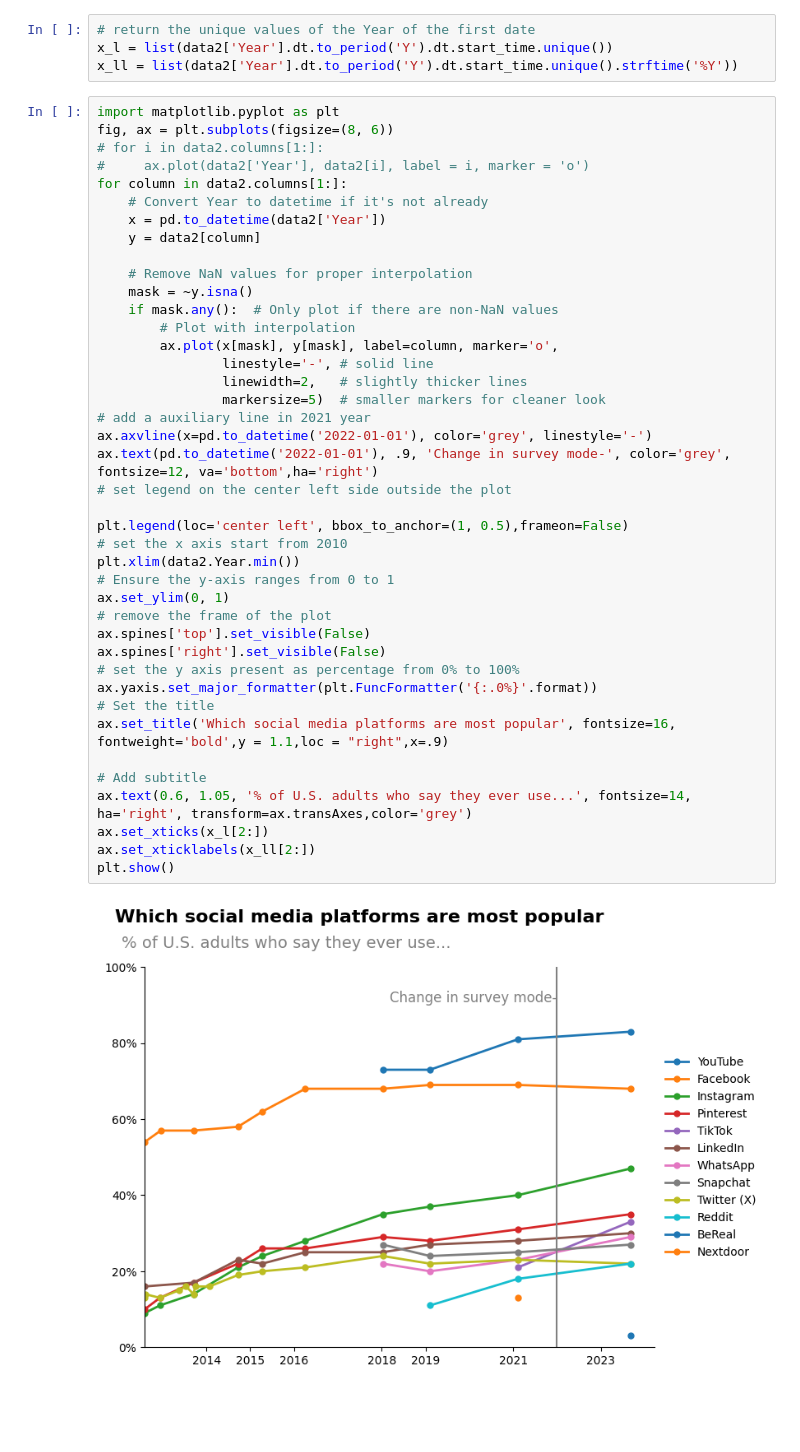
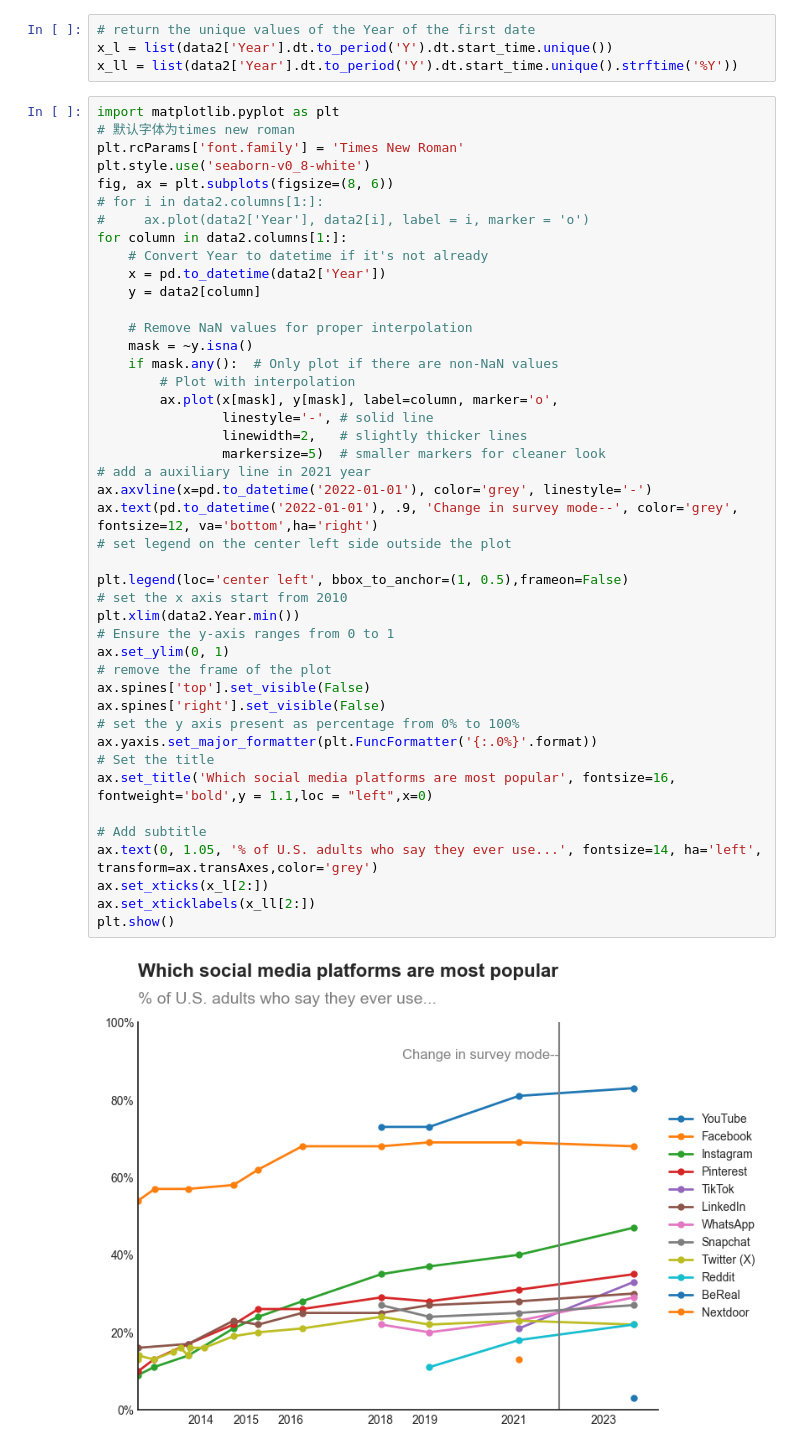
Before and after one commit to nusduck/DSS5201_TeamProject, a Jupyter notebook: src/data_tide.ipynb, the cells around one changed output. Cells and saved outputs as stored; diff of their text form; blank space fills up the shorter version.

```diff
--- a/src/data_tide.ipynb
+++ b/src/data_tide.ipynb
@@ -164,6 +164,9 @@ x_l = list(data2['Year'].dt.to_period('Y').dt.start_time.unique())
 x_ll = list(data2['Year'].dt.to_period('Y').dt.start_time.unique().strftime('%Y'))
 # %%
 import matplotlib.pyplot as plt
+# 默认字体为times new roman
+plt.rcParams['font.family'] = 'Times New Roman'
+plt.style.use('seaborn-v0_8-white')
 fig, ax = plt.subplots(figsize=(8, 6))
 # for i in data2.columns[1:]:
 #     ax.plot(data2['Year'], data2[i], label = i, marker = 'o')
@@ -174,34 +177,34 @@ for column in data2.columns[1:]:
 
     # Remove NaN values for proper interpolation
     mask = ~y.isna()
     if mask.any():  # Only plot if there are non-NaN values
         # Plot with interpolation
         ax.plot(x[mask], y[mask], label=column, marker='o',
                 linestyle='-', # solid line
                 linewidth=2,   # slightly thicker lines
                 markersize=5)  # smaller markers for cleaner look
 # add a auxiliary line in 2021 year
 ax.axvline(x=pd.to_datetime('2022-01-01'), color='grey', linestyle='-')
-ax.text(pd.to_datetime('2022-01-01'), .9, 'Change in survey mode-', color='grey', fontsize=12, va='bottom',ha='right')
+ax.text(pd.to_datetime('2022-01-01'), .9, 'Change in survey mode--', color='grey', fontsize=12, va='bottom',ha='right')
 # set legend on the center left side outside the plot
 
 plt.legend(loc='center left', bbox_to_anchor=(1, 0.5),frameon=False)
 # set the x axis start from 2010
 plt.xlim(data2.Year.min())
 # Ensure the y-axis ranges from 0 to 1
 ax.set_ylim(0, 1)
 # remove the frame of the plot
 ax.spines['top'].set_visible(False)
 ax.spines['right'].set_visible(False)
 # set the y axis present as percentage from 0% to 100%
 ax.yaxis.set_major_formatter(plt.FuncFormatter('{:.0%}'.format))
 # Set the title
-ax.set_title('Which social media platforms are most popular', fontsize=16, fontweight='bold',y = 1.1,loc = "right",x=.9)
+ax.set_title('Which social media platforms are most popular', fontsize=16, fontweight='bold',y = 1.1,loc = "left",x=0)
 
 # Add subtitle
-ax.text(0.6, 1.05, '% of U.S. adults who say they ever use...', fontsize=14, ha='right', transform=ax.transAxes,color='grey')
+ax.text(0, 1.05, '% of U.S. adults who say they ever use...', fontsize=14, ha='left', transform=ax.transAxes,color='grey')
 ax.set_xticks(x_l[2:])
 ax.set_xticklabels(x_ll[2:])
 plt.show()
 # %% [output]
-[figure, old version]
+[figure, new version]
```
Also changed, not shown: 5 other files.
